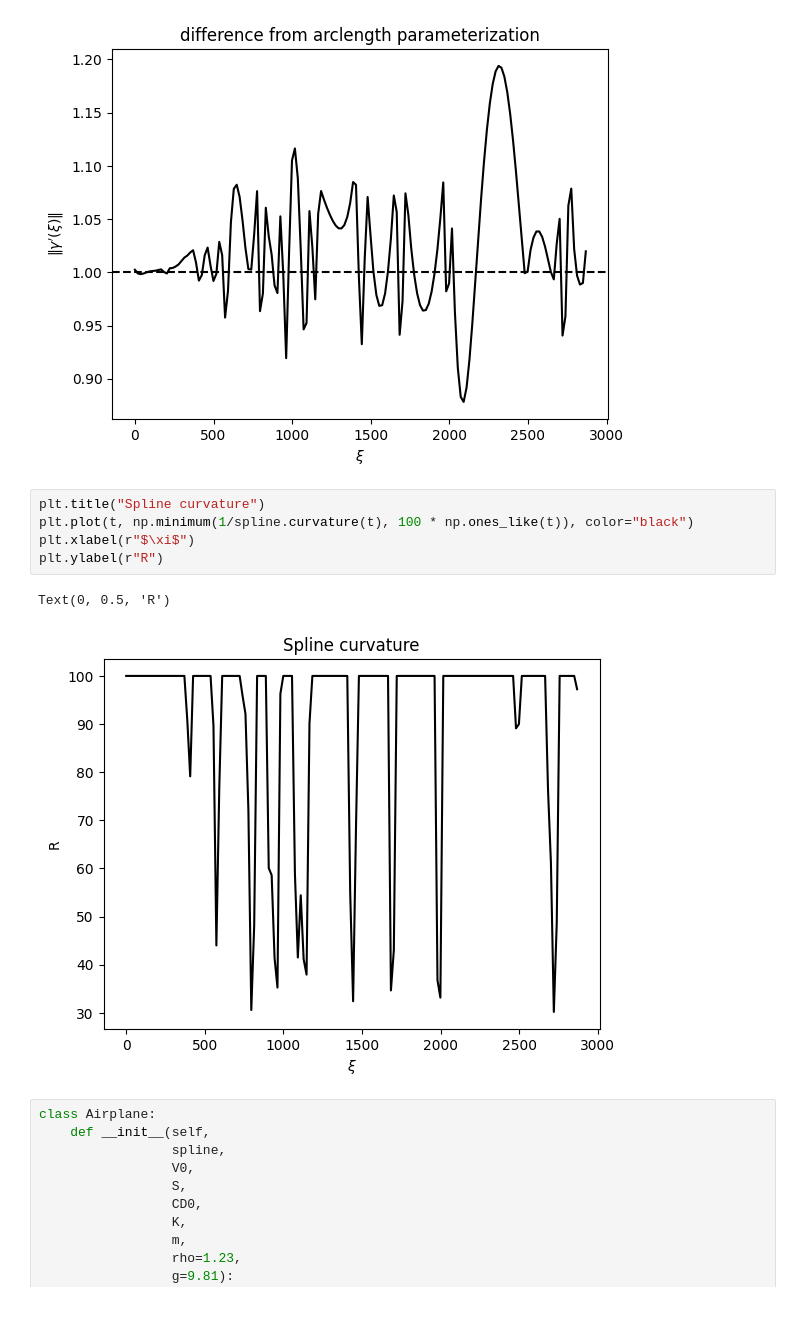
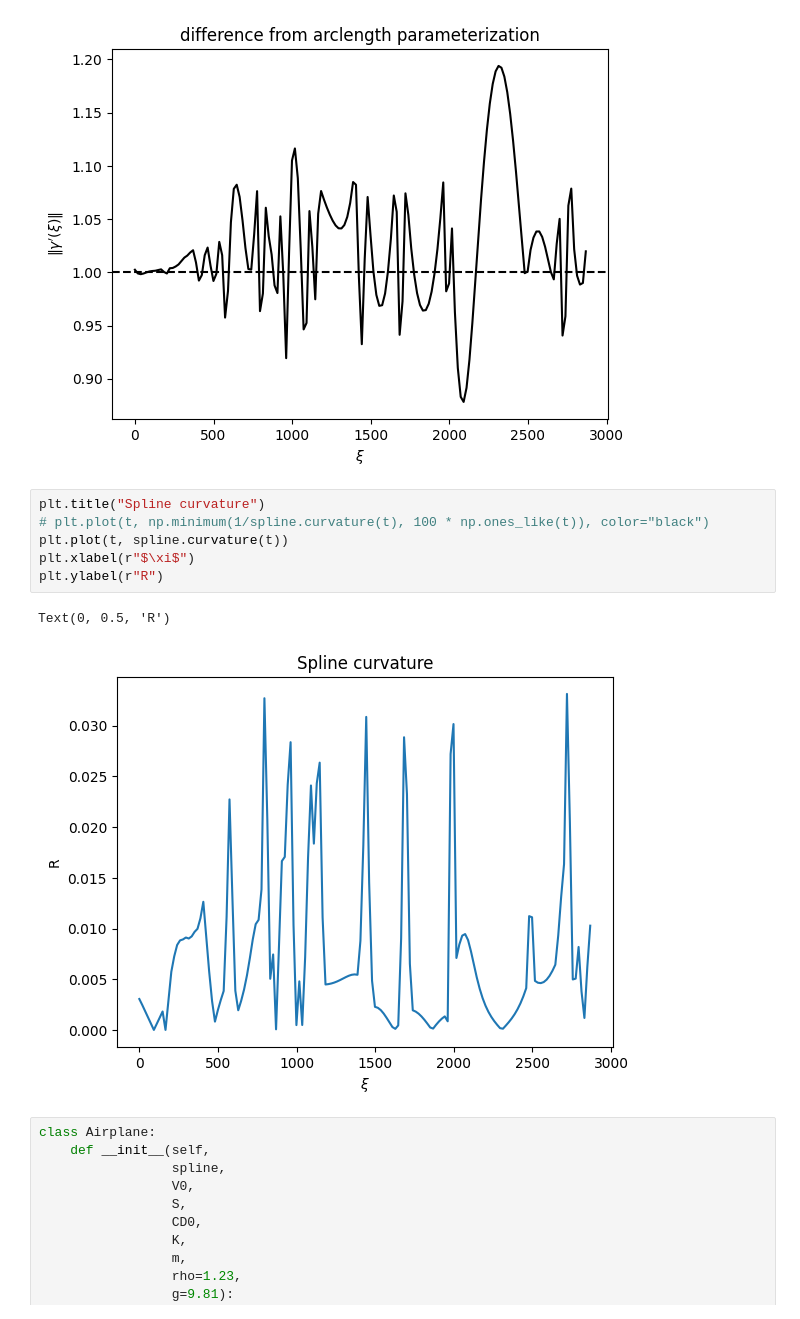
Before and after one commit to jasper-day/rankine, a Jupyter notebook: controls_notebooks/1D_Airplane.ipynb, the cells around one changed output. Cells and saved outputs as stored; diff of their text form.

```diff
--- a/controls_notebooks/1D_Airplane.ipynb
+++ b/controls_notebooks/1D_Airplane.ipynb
@@ -124,12 +124,13 @@ Text(0, 0.5, "$\\|\\gamma'(\\xi)\\|$")
 [figure]
 # %%
 plt.title("Spline curvature")
-plt.plot(t, np.minimum(1/spline.curvature(t), 100 * np.ones_like(t)), color="black")
+# plt.plot(t, np.minimum(1/spline.curvature(t), 100 * np.ones_like(t)), color="black")
+plt.plot(t, spline.curvature(t))
 plt.xlabel(r"$\xi$")
 plt.ylabel(r"R")
 # %% [output]
 Text(0, 0.5, 'R')
-[figure, old version]
+[figure, new version]
 # %%
 class Airplane:
     def __init__(self,
```
Also changed, not shown: parts of 4 cells of this notebook, 1 other file.
